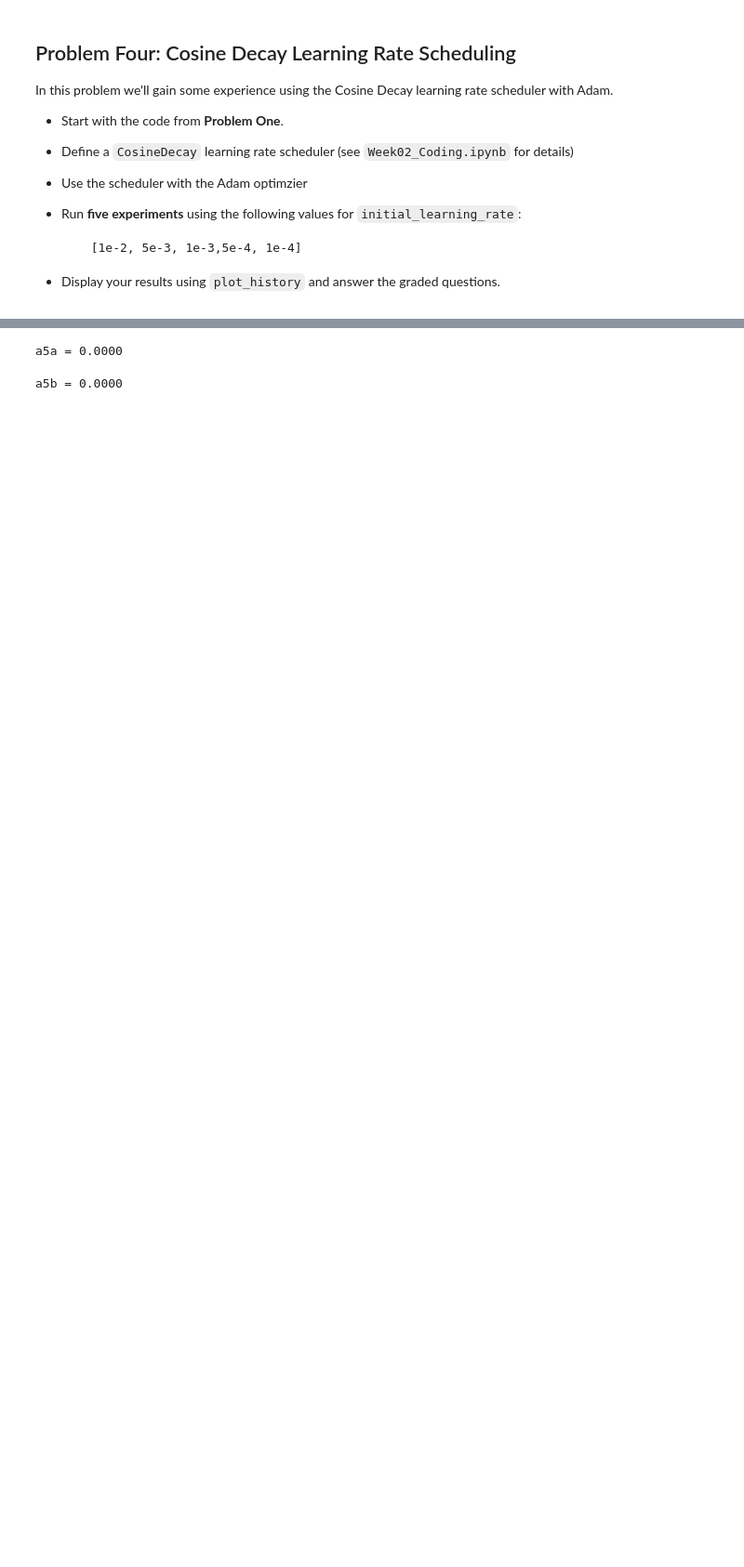
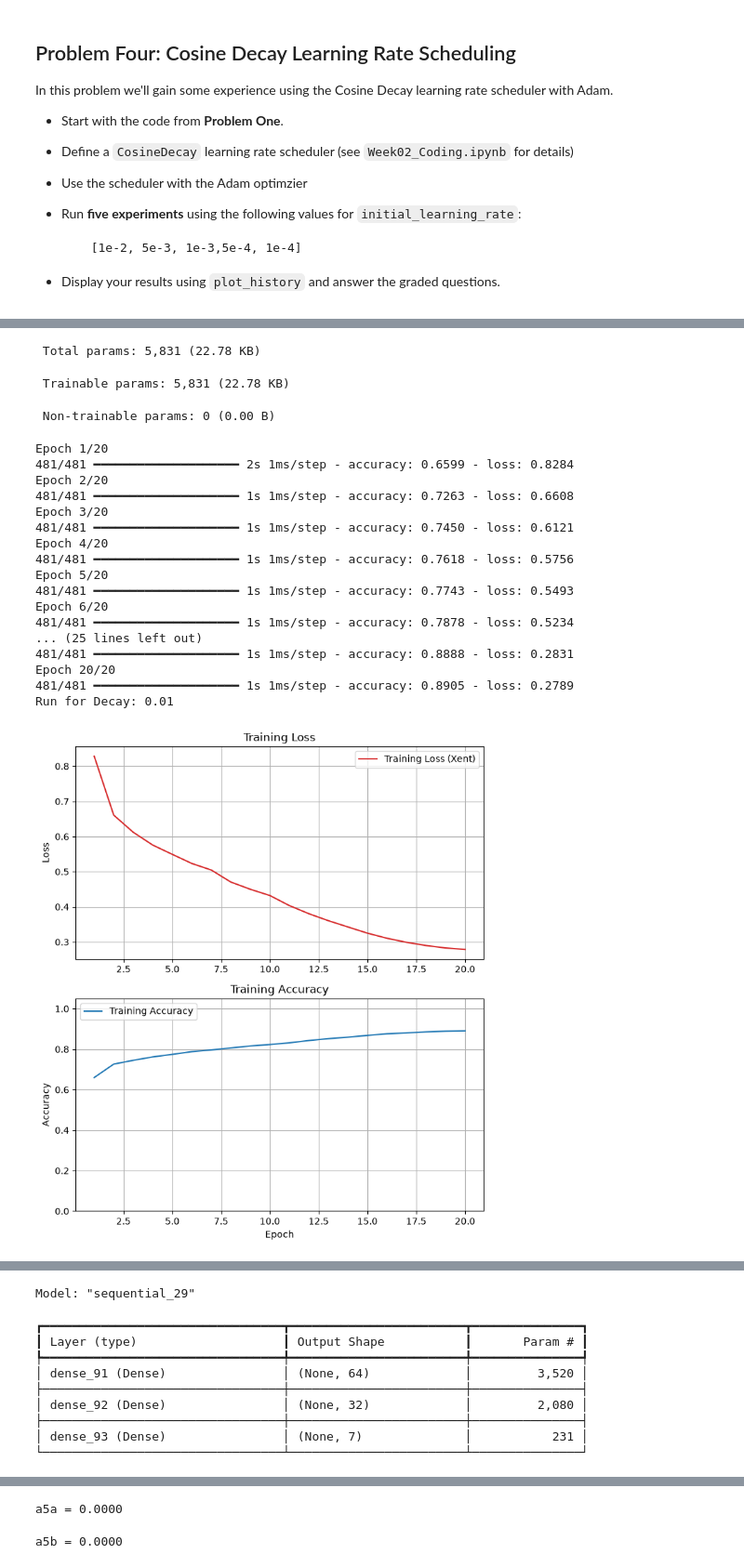
Before and after one commit to AL-Holmes/DX703-Assignments, a Jupyter notebook: Homework_02.ipynb, the cells around one changed output, grey strips where cells are left out. Shown at 93% size. Cells and saved outputs as stored; diff of their text form; code cells hidden in the pictures; blank space fills up the shorter version.

```diff
--- a/Homework_02.ipynb
+++ b/Homework_02.ipynb
@@ -310,4 +464,44 @@ In this problem we'll gain some experience using the Cosine Decay learning rate
 
 * Display your results using `plot_history` and answer the graded questions.
 # %%
-# Your code here
+# Cosine Decay
+decay_list = [1e-2, 5e-3, 1e-3,5e-4, 1e-4]
+accuracy_hist3 = []
+
+for decay in decay_list:
+    epochs = 20
+    batch_size = 32
+    steps_per_epoch = int(np.ceil(len(X_train) / batch_size))
+    total_steps = epochs * steps_per_epoch
+    initial_rate = 0.01
+
+    lr_schedule = CosineDecay(
+    initial_learning_rate=decay,
+    decay_steps=total_steps,
+    alpha=0.0  # Final LR = 0
+)
+    optimizer = Adam(learning_rate=lr_schedule)
+
+    model_base = Sequential(
+    [
+       Input(shape=(X_train.shape[1],)),     # Explicit input layer
+       Dense(64, activation="relu"),
+       Dense(32, activation="relu"),
+       Dense(len(classes), activation="softmax")
+    ]
+)
+
+    model_base.summary()
+
+    model_base.compile(optimizer=optimizer, loss='sparse_categorical_crossentropy',metrics=['accuracy'])
+
+    regression_history = model_base.fit(X_train_scaled,
+                                            y_train,
+                                            epochs  = epochs,     # Specify the number of iterations of training
+                                            # batch_size=batch_size,
+                                            verbose = 1             # run silently
+                                            )
+    print(f"Run for Decay: {decay}")
+    accuracy_hist3.append(regression_history.history['accuracy'][-1] )
+    plot_history(regression_history)
+# %% [output]
@@ -313,0 +518,21 @@ In this problem we'll gain some experience using the Cosine Decay learning rate
+ Total params: 5,831 (22.78 KB)
+ Trainable params: 5,831 (22.78 KB)
+ Non-trainable params: 0 (0.00 B)
+Epoch 1/20
+481/481 ━━━━━━━━━━━━━━━━━━━━ 2s 1ms/step - accuracy: 0.6599 - loss: 0.8284
+Epoch 2/20
+481/481 ━━━━━━━━━━━━━━━━━━━━ 1s 1ms/step - accuracy: 0.7263 - loss: 0.6608
+Epoch 3/20
+481/481 ━━━━━━━━━━━━━━━━━━━━ 1s 1ms/step - accuracy: 0.7450 - loss: 0.6121
+Epoch 4/20
+481/481 ━━━━━━━━━━━━━━━━━━━━ 1s 1ms/step - accuracy: 0.7618 - loss: 0.5756
+Epoch 5/20
+481/481 ━━━━━━━━━━━━━━━━━━━━ 1s 1ms/step - accuracy: 0.7743 - loss: 0.5493
+Epoch 6/20
+481/481 ━━━━━━━━━━━━━━━━━━━━ 1s 1ms/step - accuracy: 0.7878 - loss: 0.5234
+... (25 lines left out)
+481/481 ━━━━━━━━━━━━━━━━━━━━ 1s 1ms/step - accuracy: 0.8888 - loss: 0.2831
+Epoch 20/20
+481/481 ━━━━━━━━━━━━━━━━━━━━ 1s 1ms/step - accuracy: 0.8905 - loss: 0.2789
+Run for Decay: 0.01
+[figure, added]
@@ -313,0 +541,10 @@ In this problem we'll gain some experience using the Cosine Decay learning rate
+Model: "sequential_29"
+┏━━━━━━━━━━━━━━━━━━━━━━━━━━━━━━━━━┳━━━━━━━━━━━━━━━━━━━━━━━━┳━━━━━━━━━━━━━━━┓
+┃ Layer (type)                    ┃ Output Shape           ┃       Param # ┃
+┡━━━━━━━━━━━━━━━━━━━━━━━━━━━━━━━━━╇━━━━━━━━━━━━━━━━━━━━━━━━╇━━━━━━━━━━━━━━━┩
+│ dense_91 (Dense)                │ (None, 64)             │         3,520 │
+├─────────────────────────────────┼────────────────────────┼───────────────┤
+│ dense_92 (Dense)                │ (None, 32)             │         2,080 │
+├─────────────────────────────────┼────────────────────────┼───────────────┤
+│ dense_93 (Dense)                │ (None, 7)              │           231 │
+└─────────────────────────────────┴────────────────────────┴───────────────┘
```
Also changed, not shown: parts of 16 cells of this notebook.
